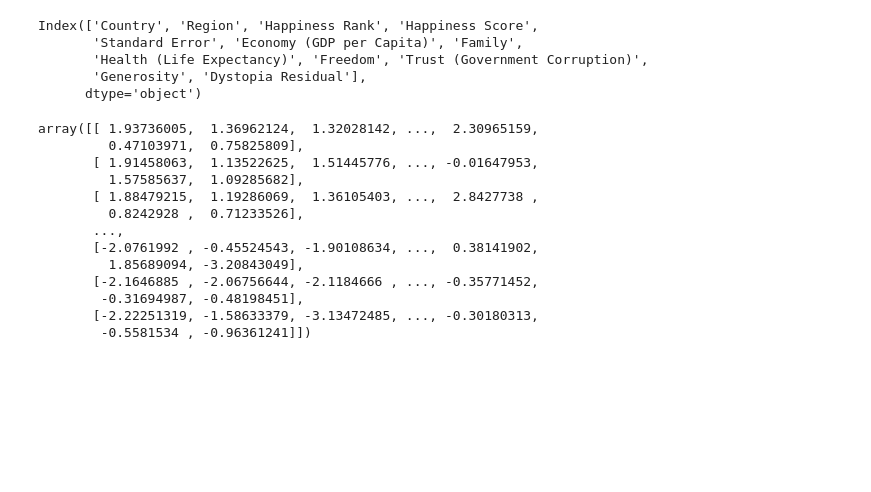
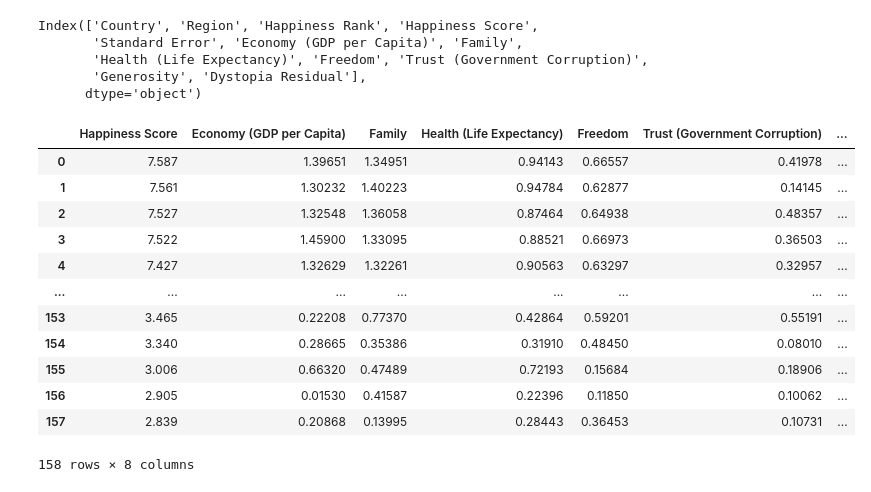
Before and after one commit to kteavery/dip-into-data-tutorial, a Jupyter notebook: lessons/classification-lesson.ipynb, the cells around one changed output. Drawn from its saved outputs; the diff is of its cells as text; code cells hidden in the pictures; blank space fills up the shorter version.

```diff
--- a/lessons/classification-lesson.ipynb
+++ b/lessons/classification-lesson.ipynb
@@ -83,23 +84,21 @@ Index(['Country', 'Region', 'Happiness Rank', 'Happiness Score',
        'Generosity', 'Dystopia Residual'],
       dtype='object')
 # %%
-# normalize the data
 classification_data = df[["Happiness Score", 'Economy (GDP per Capita)', 'Family',
        'Health (Life Expectancy)', 'Freedom', 'Trust (Government Corruption)',
        'Generosity', 'Dystopia Residual']]
-ss = StandardScaler()
-ss.fit_transform(classification_data)
+classification_data
 # %% [output]
+|  | Happiness Score | Economy (GDP per Capita) | Family | Health (Life Expectancy) | Freedom | Trust (Government Corruption) | ... |
+| 0 | 7.587 | 1.39651 | 1.34951 | 0.94143 | 0.66557 | 0.41978 | ... |
+| 1 | 7.561 | 1.30232 | 1.40223 | 0.94784 | 0.62877 | 0.14145 | ... |
+| 2 | 7.527 | 1.32548 | 1.36058 | 0.87464 | 0.64938 | 0.48357 | ... |
+| 3 | 7.522 | 1.45900 | 1.33095 | 0.88521 | 0.66973 | 0.36503 | ... |
+| 4 | 7.427 | 1.32629 | 1.32261 | 0.90563 | 0.63297 | 0.32957 | ... |
+| ... | ... | ... | ... | ... | ... | ... | ... |
+| 153 | 3.465 | 0.22208 | 0.77370 | 0.42864 | 0.59201 | 0.55191 | ... |
+| 154 | 3.340 | 0.28665 | 0.35386 | 0.31910 | 0.48450 | 0.08010 | ... |
+| 155 | 3.006 | 0.66320 | 0.47489 | 0.72193 | 0.15684 | 0.18906 | ... |
+| 156 | 2.905 | 0.01530 | 0.41587 | 0.22396 | 0.11850 | 0.10062 | ... |
+| 157 | 2.839 | 0.20868 | 0.13995 | 0.28443 | 0.36453 | 0.10731 | ... |
-array([[ 1.93736005,  1.36962124,  1.32028142, ...,  2.30965159,
-         0.47103971,  0.75825809],
-       [ 1.91458063,  1.13522625,  1.51445776, ..., -0.01647953,
-         1.57585637,  1.09285682],
-       [ 1.88479215,  1.19286069,  1.36105403, ...,  2.8427738 ,
-         0.8242928 ,  0.71233526],
-       ...,
-       [-2.0761992 , -0.45524543, -1.90108634, ...,  0.38141902,
-         1.85689094, -3.20843049],
-       [-2.1646885 , -2.06756644, -2.1184666 , ..., -0.35771452,
-        -0.31694987, -0.48198451],
-       [-2.22251319, -1.58633379, -3.13472485, ..., -0.30180313,
-        -0.5581534 , -0.96361241]])
+158 rows × 8 columns
```
Also changed, not shown: parts of 9 cells of this notebook, 4 other files.
